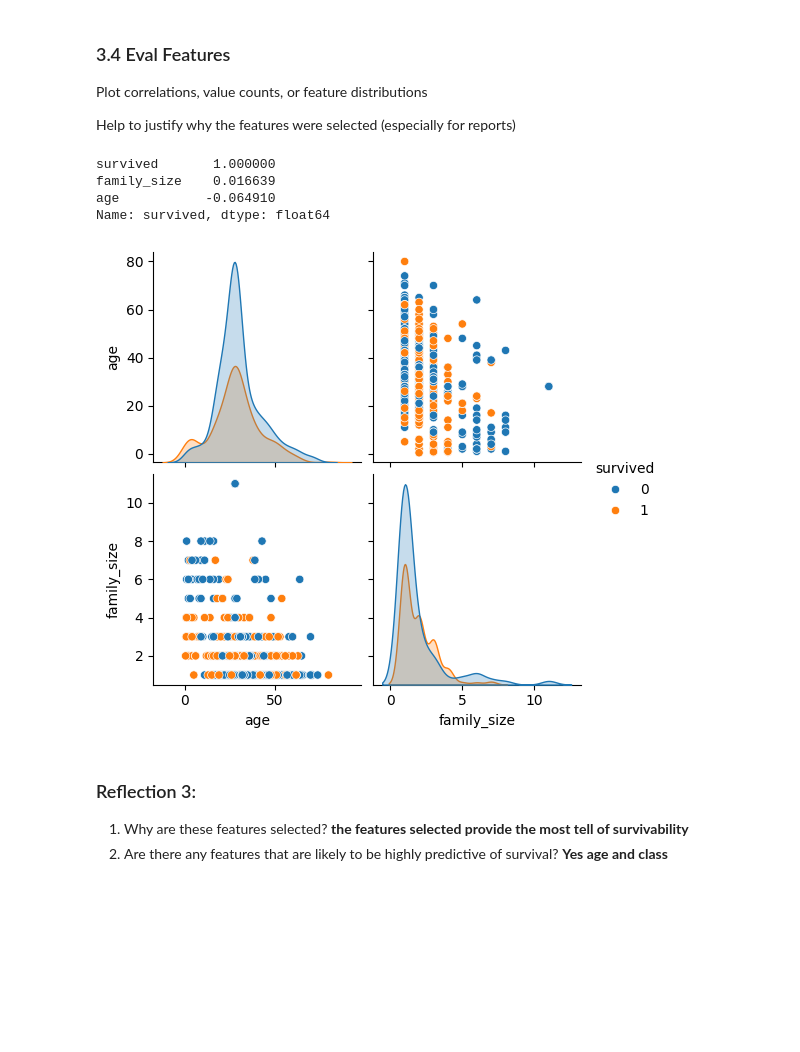
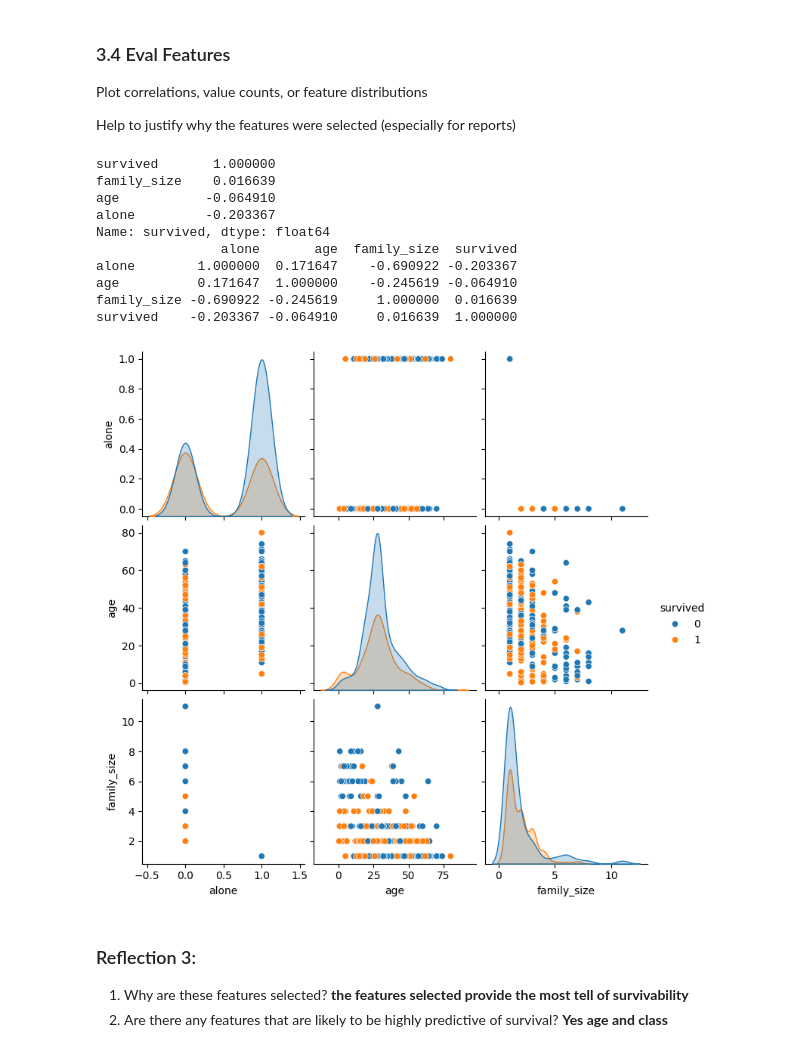
Before and after one commit to JBtallgrass/applied-ml-jballard, a Jupyter notebook: lab03/ml03_jballard.ipynb, the cells around one changed output. Cells and saved outputs as stored; diff of their text form; code cells hidden in the pictures; blank space fills up the shorter version.

```diff
--- a/lab03/ml03_jballard.ipynb
+++ b/lab03/ml03_jballard.ipynb
@@ -115,8 +146,8 @@ def select_case(case_number, df):
 ### 3.3 Select and run a Specific Case (loop)
 # %%
 for case in [1, 2, 3]:
-    X, y, features = select_case(case, df)
-    print(f"Running Case {case} with features: {features}")
+    X, y, used_features = select_case(case, df)
+    print(f"Running Case {case} with features: {used_features}")
 # %% [output]
 Running Case 1 with features: ['alone']
 Running Case 2 with features: ['age']
@@ -128,17 +159,27 @@ Plot correlations, value counts, or feature distributions
 Help to justify why the features were selected (especially for reports)
 # %%
 # Correlation of numerical features with 'survived'
-print(df[features + ['survived']].corr()['survived'].sort_values(ascending=False))
+print(df[features + [target]].corr()[target].sort_values(ascending=False))
+
+# Visualize the correlation matrix
+corr_matrix = df[features + [target]].corr()
+print(corr_matrix)
 
 # Visualize feature distribution
 sns.pairplot(df[features + ['survived']], hue='survived')
 plt.show()
 # %% [output]
 survived       1.000000
 family_size    0.016639
 age           -0.064910
+alone         -0.203367
 Name: survived, dtype: float64
+                alone       age  family_size  survived
+alone        1.000000  0.171647    -0.690922 -0.203367
+age          0.171647  1.000000    -0.245619 -0.064910
+family_size -0.690922 -0.245619     1.000000  0.016639
+survived    -0.203367 -0.064910     0.016639  1.000000
-[figure, old version]
+[figure, new version]
 # %% [markdown]
 ### Reflection 3:
 
```
Also changed, not shown: parts of 20 cells of this notebook, 5 other files.
